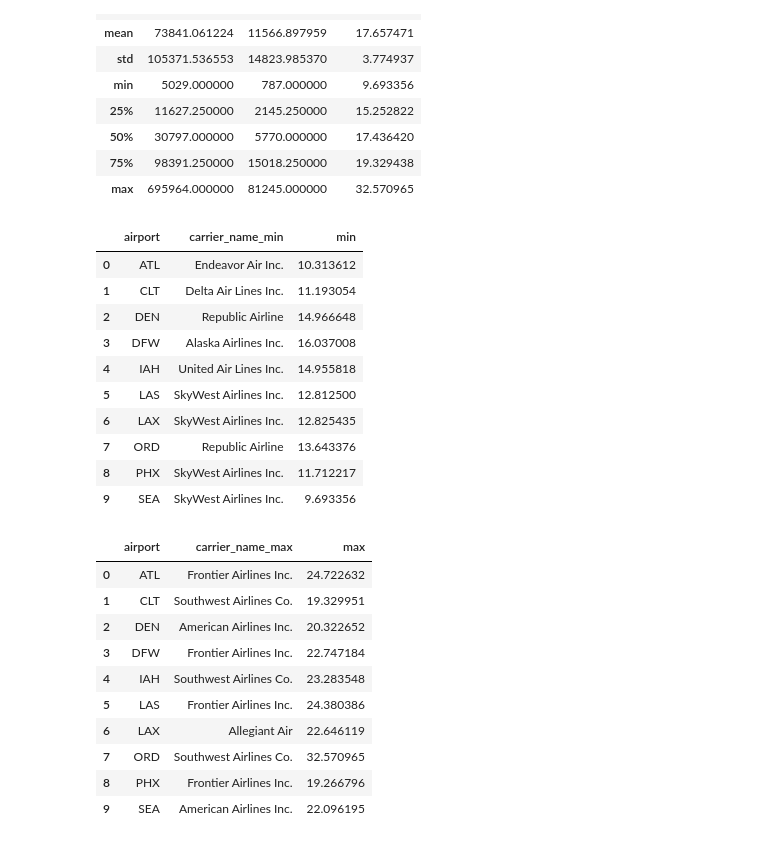
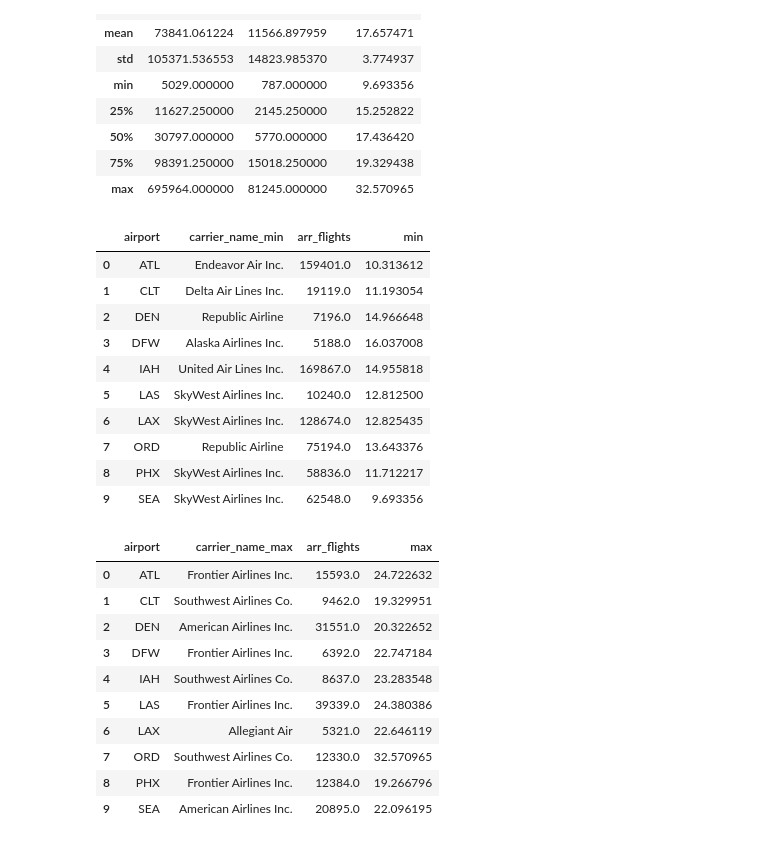
Before and after one commit to SrideviMadduri/project_backup, a Jupyter notebook: Delays.ipynb, the cells around one changed output. Saved outputs shown, nothing was run; the diff lists cells and outputs as text; code cells hidden in the pictures.

```diff
--- a/Delays.ipynb
+++ b/Delays.ipynb
@@ -357,43 +358,43 @@ busy_airport_carrier_df.describe()
 # %%
 
 best_carrier_airport_df= pd.merge(busy_airport_carrier_df,busy_airport_min_max_df,left_on=['airport','arr_del_pct15'], right_on=['airport','min'])
 #df.columns.values[0] = "b"
 #best_carrier_airport_df.columns.values[1]= "carrier_name_min_delay"
 #best_carrier_airport_df.columns
 
-best_carrier_airport_df1= best_carrier_airport_df[['airport','carrier_name','min']]
+best_carrier_airport_df1= best_carrier_airport_df[['airport','carrier_name','arr_flights','min']]
 
 best_carrier_airport_df1.columns.values[1]="carrier_name_min"
 best_carrier_airport_df1
 # %% [output]
-|  | airport | carrier_name_min | min |
-| 0 | ATL | Endeavor Air Inc. | 10.313612 |
-| 1 | CLT | Delta Air Lines Inc. | 11.193054 |
-| 2 | DEN | Republic Airline | 14.966648 |
-| 3 | DFW | Alaska Airlines Inc. | 16.037008 |
-| 4 | IAH | United Air Lines Inc. | 14.955818 |
-| 5 | LAS | SkyWest Airlines Inc. | 12.812500 |
-| 6 | LAX | SkyWest Airlines Inc. | 12.825435 |
-| 7 | ORD | Republic Airline | 13.643376 |
-| 8 | PHX | SkyWest Airlines Inc. | 11.712217 |
-| 9 | SEA | SkyWest Airlines Inc. | 9.693356 |
+|  | airport | carrier_name_min | arr_flights | min |
+| 0 | ATL | Endeavor Air Inc. | 159401.0 | 10.313612 |
+| 1 | CLT | Delta Air Lines Inc. | 19119.0 | 11.193054 |
+| 2 | DEN | Republic Airline | 7196.0 | 14.966648 |
+| 3 | DFW | Alaska Airlines Inc. | 5188.0 | 16.037008 |
+| 4 | IAH | United Air Lines Inc. | 169867.0 | 14.955818 |
+| 5 | LAS | SkyWest Airlines Inc. | 10240.0 | 12.812500 |
+| 6 | LAX | SkyWest Airlines Inc. | 128674.0 | 12.825435 |
+| 7 | ORD | Republic Airline | 75194.0 | 13.643376 |
+| 8 | PHX | SkyWest Airlines Inc. | 58836.0 | 11.712217 |
+| 9 | SEA | SkyWest Airlines Inc. | 62548.0 | 9.693356 |
 # %%
 worst_carrier_airport_df= pd.merge(busy_airport_carrier_df,busy_airport_min_max_df,left_on=['airport','arr_del_pct15'], right_on=['airport','max'])
-worst_carrier_airport_df1=worst_carrier_airport_df[['airport','carrier_name','max']]
+worst_carrier_airport_df1=worst_carrier_airport_df[['airport','carrier_name','arr_flights','max']]
 worst_carrier_airport_df1.columns.values[1]="carrier_name_max"
 worst_carrier_airport_df1
 # %% [output]
-|  | airport | carrier_name_max | max |
-| 0 | ATL | Frontier Airlines Inc. | 24.722632 |
-| 1 | CLT | Southwest Airlines Co. | 19.329951 |
-| 2 | DEN | American Airlines Inc. | 20.322652 |
-| 3 | DFW | Frontier Airlines Inc. | 22.747184 |
-| 4 | IAH | Southwest Airlines Co. | 23.283548 |
-| 5 | LAS | Frontier Airlines Inc. | 24.380386 |
-| 6 | LAX | Allegiant Air | 22.646119 |
-| 7 | ORD | Southwest Airlines Co. | 32.570965 |
-| 8 | PHX | Frontier Airlines Inc. | 19.266796 |
-| 9 | SEA | American Airlines Inc. | 22.096195 |
+|  | airport | carrier_name_max | arr_flights | max |
+| 0 | ATL | Frontier Airlines Inc. | 15593.0 | 24.722632 |
+| 1 | CLT | Southwest Airlines Co. | 9462.0 | 19.329951 |
+| 2 | DEN | American Airlines Inc. | 31551.0 | 20.322652 |
+| 3 | DFW | Frontier Airlines Inc. | 6392.0 | 22.747184 |
+| 4 | IAH | Southwest Airlines Co. | 8637.0 | 23.283548 |
+| 5 | LAS | Frontier Airlines Inc. | 39339.0 | 24.380386 |
+| 6 | LAX | Allegiant Air | 5321.0 | 22.646119 |
+| 7 | ORD | Southwest Airlines Co. | 12330.0 | 32.570965 |
+| 8 | PHX | Frontier Airlines Inc. | 12384.0 | 19.266796 |
+| 9 | SEA | American Airlines Inc. | 20895.0 | 22.096195 |
 # %%
 best_worst_carrier_airport_df=pd.merge(best_carrier_airport_df1,worst_carrier_airport_df1,on='airport')
 best_worst_carrier_airport_df
```
Also changed, not shown: parts of 6 cells of this notebook.
